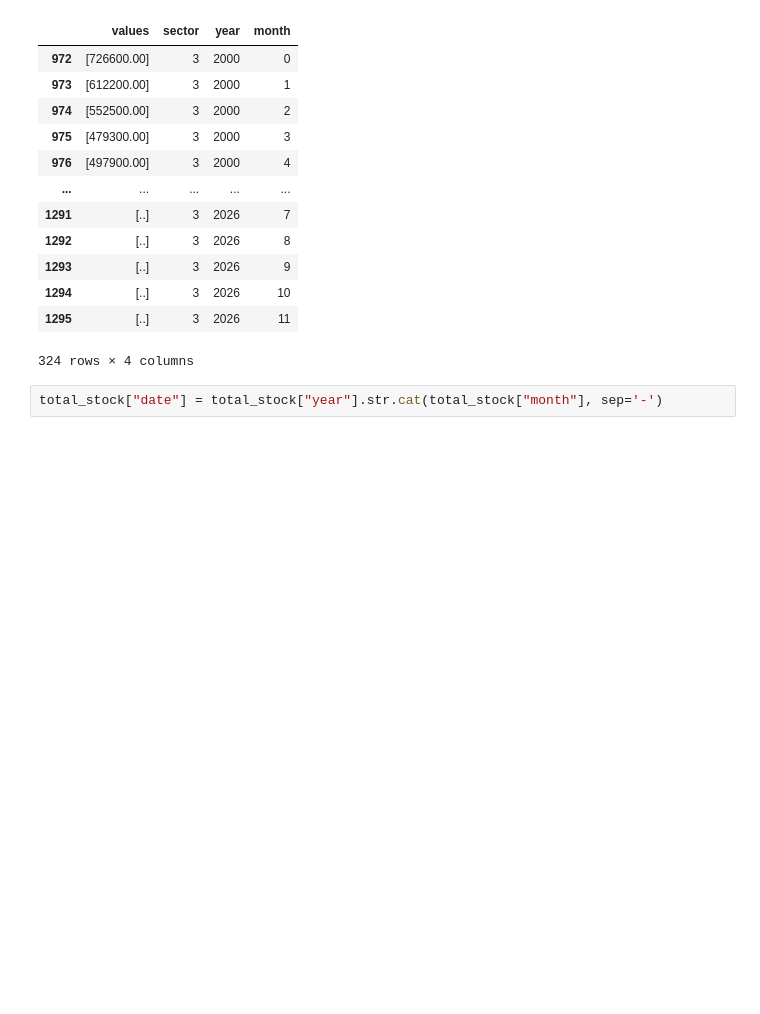
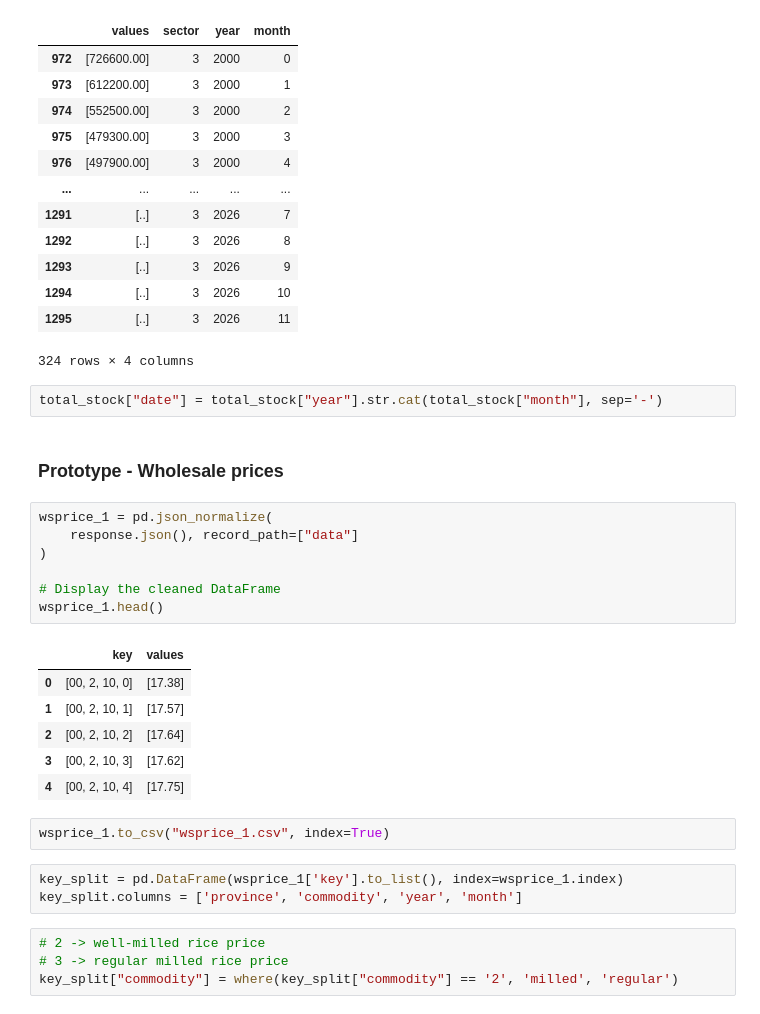
Before and after one commit to emmanresu/Thesis-Keras, a Jupyter notebook: prototype/requests_prototype.ipynb, the cells around one changed output. Drawn from its saved outputs; the diff is of its cells as text; blank space fills up the shorter version.

```diff
--- a/prototype/requests_prototype.ipynb
+++ b/prototype/requests_prototype.ipynb
@@ -520,3 +521,28 @@ nfa_stock = key_split.query("sector == '3'")
 324 rows × 4 columns
 # %%
 total_stock["date"] = total_stock["year"].str.cat(total_stock["month"], sep='-')
+# %% [markdown]
+### Prototype - Wholesale prices
+# %%
+wsprice_1 = pd.json_normalize(
+    response.json(), record_path=["data"]
+)
+
+# Display the cleaned DataFrame
+wsprice_1.head()
+# %% [output]
+|  | key | values |
+| 0 | [00, 2, 10, 0] | [17.38] |
+| 1 | [00, 2, 10, 1] | [17.57] |
+| 2 | [00, 2, 10, 2] | [17.64] |
+| 3 | [00, 2, 10, 3] | [17.62] |
+| 4 | [00, 2, 10, 4] | [17.75] |
+# %%
+wsprice_1.to_csv("wsprice_1.csv", index=True)
+# %%
+key_split = pd.DataFrame(wsprice_1['key'].to_list(), index=wsprice_1.index)
+key_split.columns = ['province', 'commodity', 'year', 'month']
+# %%
+# 2 -> well-milled rice price
+# 3 -> regular milled rice price
+key_split["commodity"] = where(key_split["commodity"] == '2', 'milled', 'regular')
```
Also changed, not shown: parts of 11 cells of this notebook.
